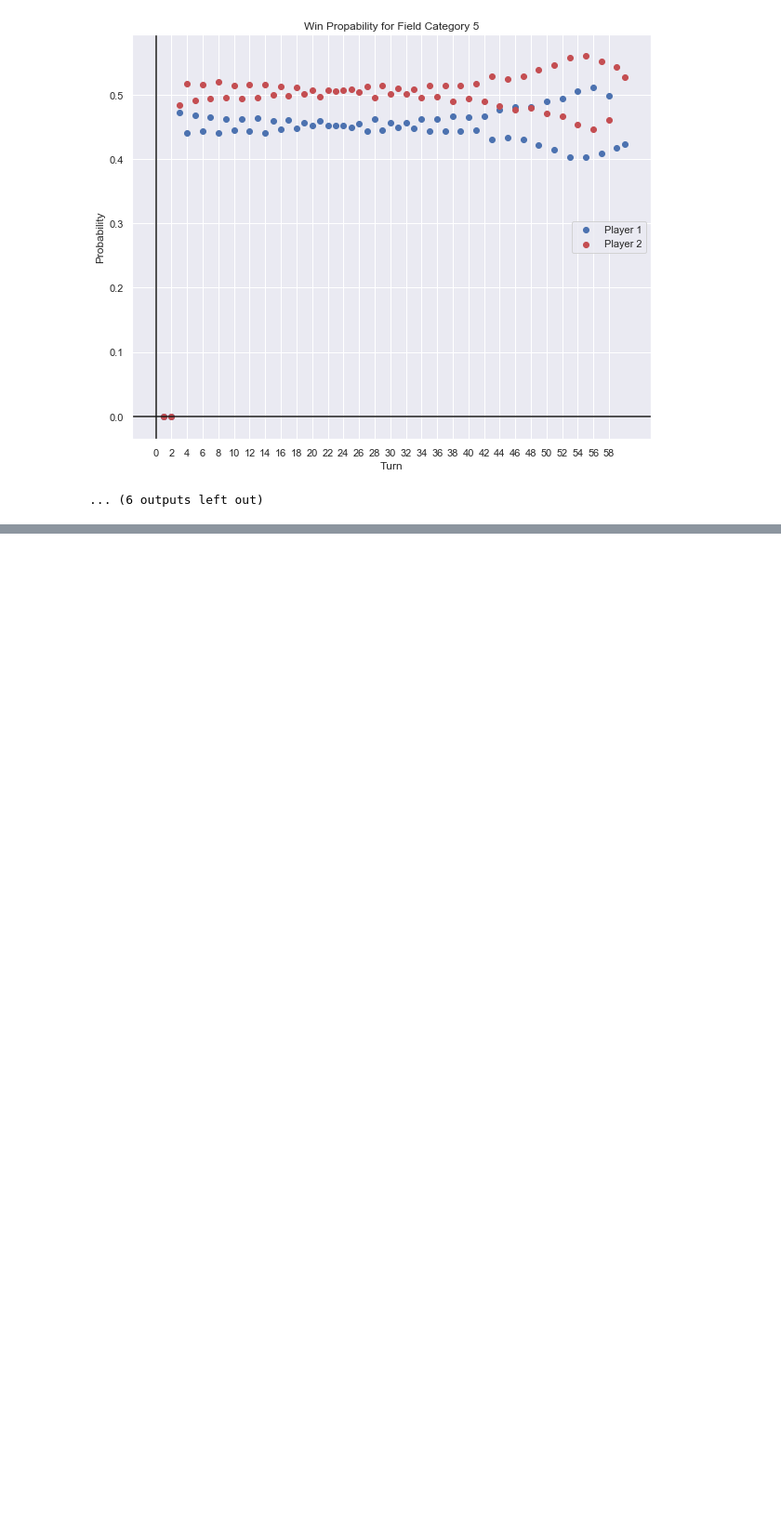
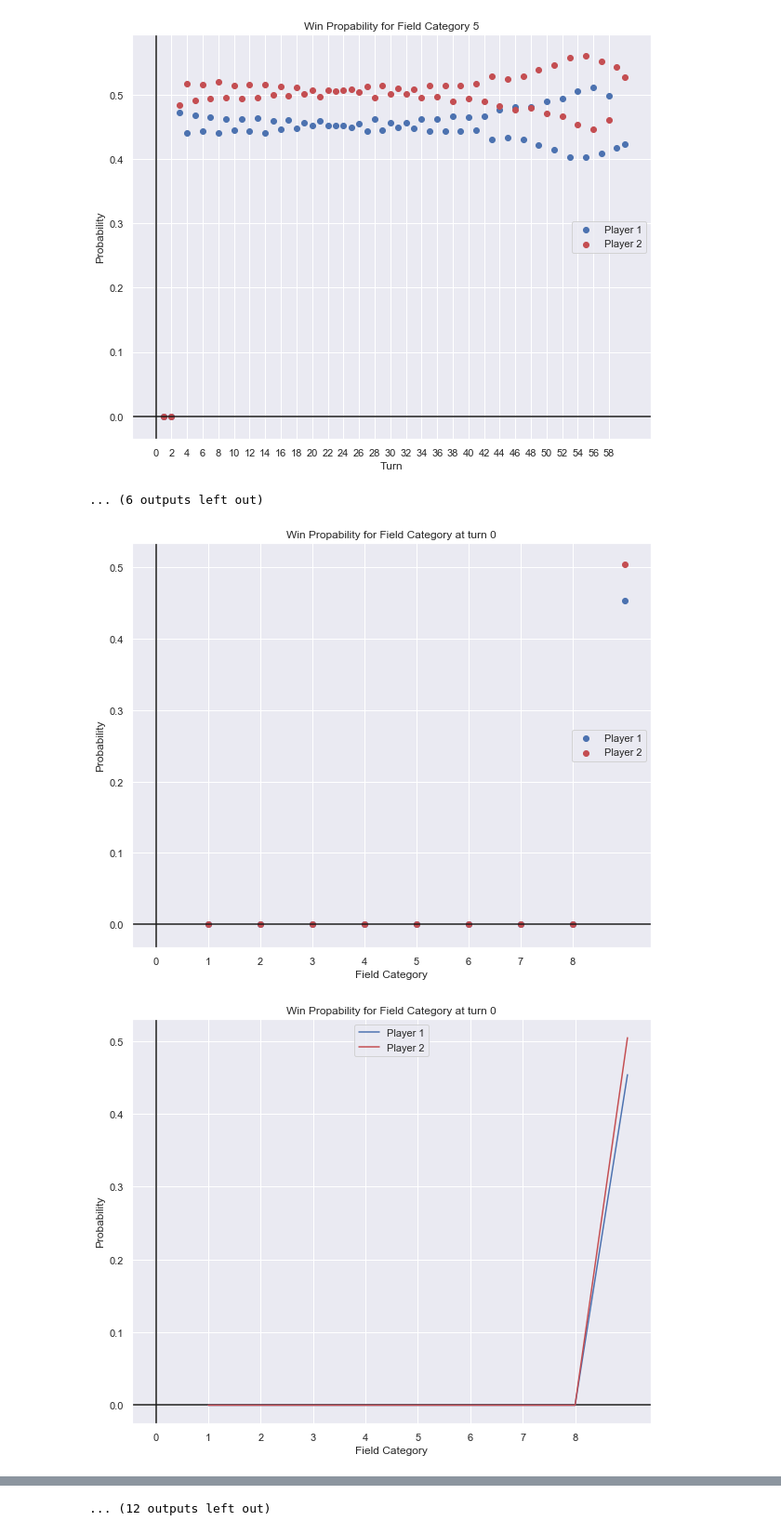
Before and after one commit to pm1997/othello, a Jupyter notebook: python/othello-diagramms.ipynb, the cells around one changed output, grey strips where cells are left out. Shown at 93% size. Drawn from its saved outputs; the diff is of its cells as text; code cells hidden in the pictures; blank space fills up the shorter version.

Commit message:
Add Diagramms by turn

```diff
--- a/python/othello-diagramms.ipynb
+++ b/python/othello-diagramms.ipynb
@@ -6,6 +6,11 @@ data = csv.reshape((60, 9, 3))
 # %%
 Y_player1 = {}
 Y_player2 = {}
+Y_Cat_player1 = {}
+Y_Cat_player2 = {}
+for turn in range(len(data)):
+    Y_Cat_player1[turn] = []
+    Y_Cat_player2[turn] = []
 for fc in range(9):
     Y_player1[fc] = []
     Y_player2[fc] = []
@@ -22,3 +27,5 @@ for turn in range(len(data)):
             chance_2 = 0
         Y_player1[field_category].append(chance_1)
         Y_player2[field_category].append(chance_2)
+        Y_Cat_player1[turn].append(chance_1)
+        Y_Cat_player2[turn].append(chance_2)
@@ -55,6 +65,37 @@ def plot_category(c):
     plt.plot(X, Y_player2[c], color='r', label="Player 2") # plot player2 in red
     plt.legend()
     plt.savefig(f"othello-field_category{c}.pdf")
+# %%
+def plot_turn_scatter(t):
+    X = [i+1 for i in range(9)]
+    plt.figure(figsize=(10, 8))
+    sns.set(style='darkgrid')
+    plt.title(f'Win Propability for Field Category at turn {t}')
+    plt.axvline(x=0.0, c='k')
+    plt.axhline(y=0.0, c='k')
+    plt.xlabel('Field Category')
+    plt.ylabel('Probability')
+    plt.xticks(np.arange(0, 9, step=1.0))
+    plt.yticks(np.arange(0, .7, step=0.1))
+    plt.scatter(X, Y_Cat_player1[t], color='b', label="Player 1") # plot player1 in blue
+    plt.scatter(X, Y_Cat_player2[t], color='r', label="Player 2") # plot player2 in red
+    plt.legend()
+    plt.savefig(f"othello-scatter-field_category-by_turn{t}.pdf")
+def plot_turn(t):
+    X = [i+1 for i in range(9)]
+    plt.figure(figsize=(10, 8))
+    sns.set(style='darkgrid')
+    plt.title(f'Win Propability for Field Category at turn {t}')
+    plt.axvline(x=0.0, c='k')
+    plt.axhline(y=0.0, c='k')
+    plt.xlabel('Field Category')
+    plt.ylabel('Probability')
+    plt.xticks(np.arange(0, 9, step=1.0))
+    plt.yticks(np.arange(0, .7, step=0.1))
+    plt.plot(X, Y_Cat_player1[t], color='b', label="Player 1") # plot player1 in blue
+    plt.plot(X, Y_Cat_player2[t], color='r', label="Player 2") # plot player2 in red
+    plt.legend()
+    plt.savefig(f"othello-field_category-by_turn{t}.pdf")
 # %%
 for category in range(9):
     plot_category(category)
@@ -73,3 +114,11 @@ for category in range(9):
 [figure]
 [figure]
 ... (6 outputs left out)
+# %%
+for turn in range(len(data)):
+    if turn % 5 == 0:
+        plot_turn_scatter(turn)
+        plot_turn(turn)
+# %% [output]
+[figure, added]
+[figure, added]
@@ -75,0 +135 @@ for category in range(9):
+... (12 outputs left out)
```
Also changed, not shown: parts of 2 cells of this notebook, 24 other files.
